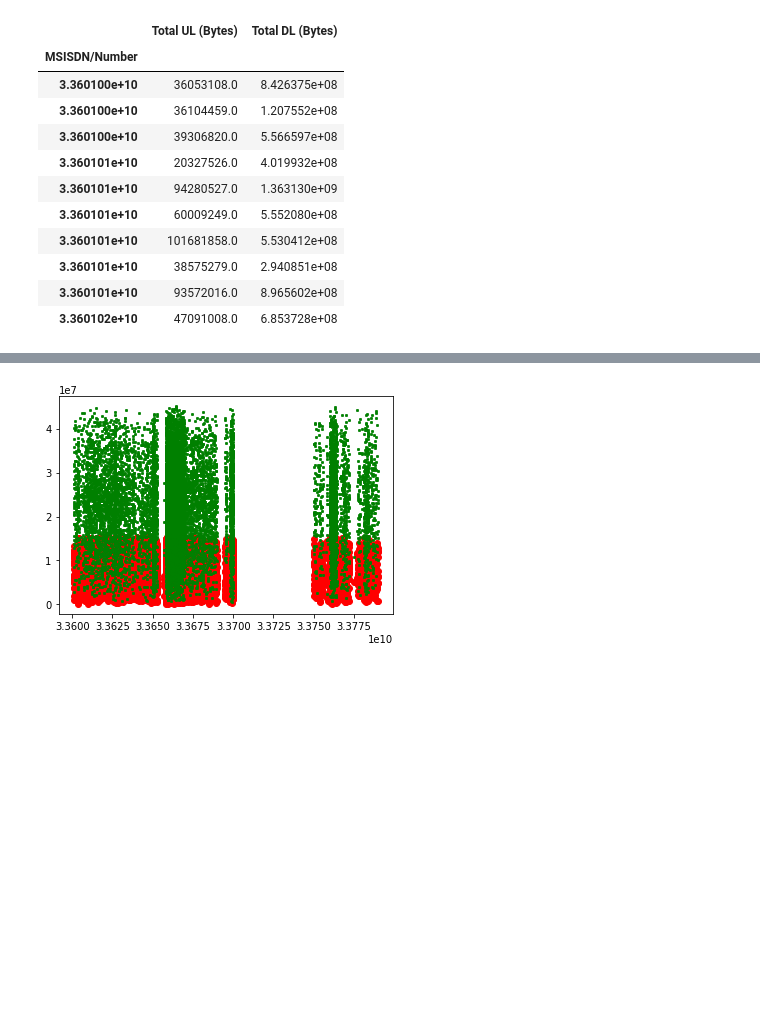
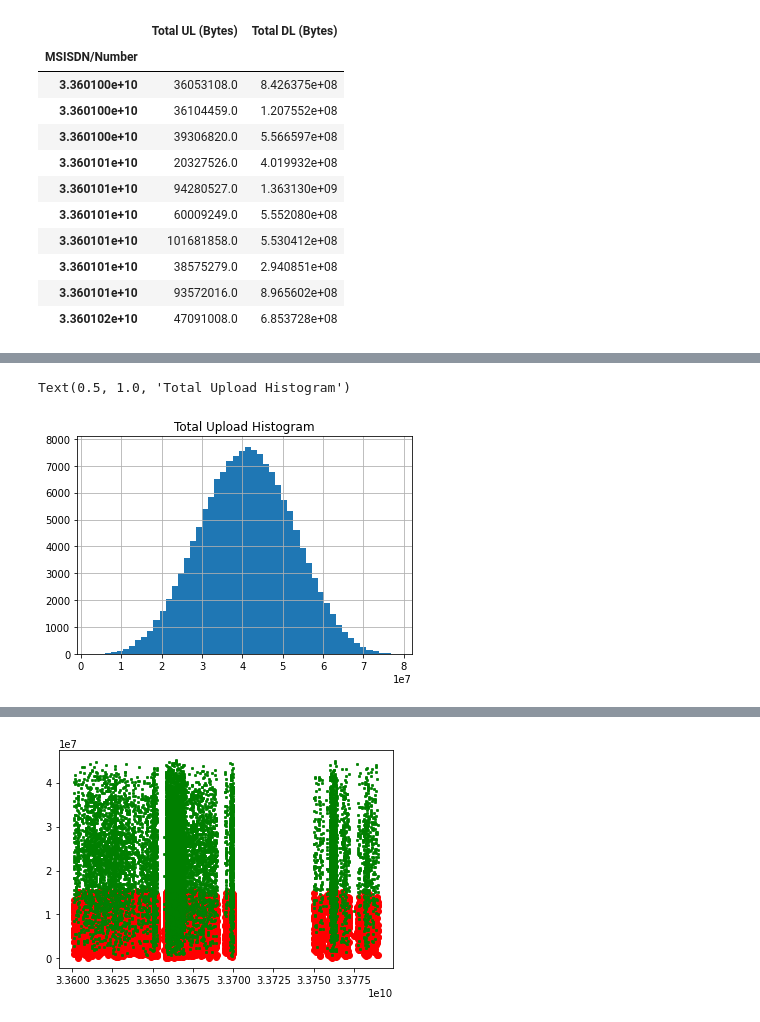
Before and after one commit to behigu/TellCo-Telecom-User-s-Data-Analysis, a Jupyter notebook: notebooks/Telco_telecom_user_data_analysis.ipynb, the cells around one changed output, grey strips where cells are left out. Saved outputs shown, nothing was run; the diff lists cells and outputs as text; code cells hidden in the pictures; blank space fills up the shorter version.

```diff
--- a/notebooks/Telco_telecom_user_data_analysis.ipynb
+++ b/notebooks/Telco_telecom_user_data_analysis.ipynb
@@ -417,0 +477,6 @@ TypeError: ignored
+# %%
+df_clean["Total UL (Bytes)"].hist(bins = 50)
+plt.title("Total Upload Histogram")
+# %% [output]
+Text(0.5, 1.0, 'Total Upload Histogram')
+[figure, added]
```
Also changed, not shown: parts of 29 cells of this notebook.
